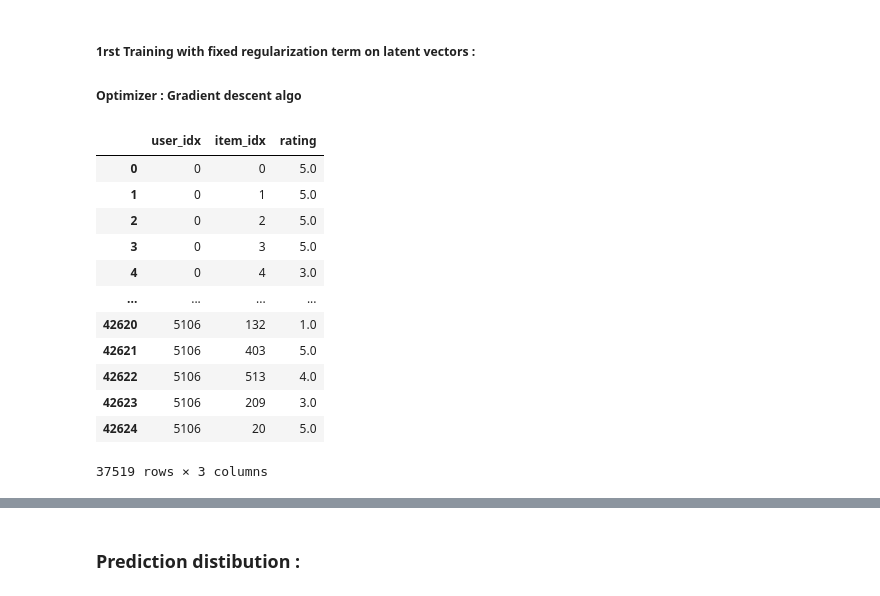
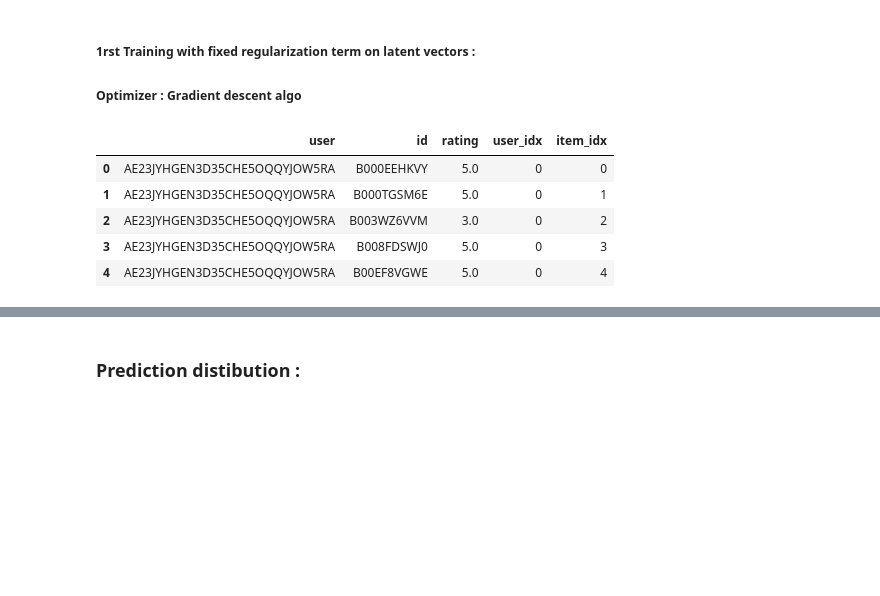
Before and after one commit to arazig/Advanced-ML-project, a Jupyter notebook: Matrix_Factorization.ipynb, the cells around one changed output, grey strips where cells are left out. Drawn from its saved outputs; the diff is of its cells as text; code cells hidden in the pictures; blank space fills up the shorter version.

```diff
--- a/Matrix_Factorization.ipynb
+++ b/Matrix_Factorization.ipynb
@@ -58,7 +61,7 @@ import matplotlib.pyplot as plt
 
 # Example of the 'ratings' DataFrame
 #
-df_recommendation = pd.read_csv("base de donnée_20_20.csv")
+df_recommendation = pd.read_csv("data/base de donnée_20_20.csv")
 ratings = df_recommendation[['user', 'id', 'rating']]
 
 # Create user-item interaction matrix
@@ -113,19 +116,12 @@ $$
 ##### **1rst Training  with fixed regularization term on latent vectors** :
 ##### Optimizer : Gradient descent algo
 # %%
-train_data
+train_data.head(5)
 # %% [output]
-|  | user_idx | item_idx | rating |
-| 0 | 0 | 0 | 5.0 |
-| 1 | 0 | 1 | 5.0 |
-| 2 | 0 | 2 | 5.0 |
-| 3 | 0 | 3 | 5.0 |
-| 4 | 0 | 4 | 3.0 |
-| ... | ... | ... | ... |
-| 42620 | 5106 | 132 | 1.0 |
-| 42621 | 5106 | 403 | 5.0 |
-| 42622 | 5106 | 513 | 4.0 |
-| 42623 | 5106 | 209 | 3.0 |
-| 42624 | 5106 | 20 | 5.0 |
+|  | user | id | rating | user_idx | item_idx |
+| 0 | AE23JYHGEN3D35CHE5OQQYJOW5RA | B000EEHKVY | 5.0 | 0 | 0 |
+| 1 | AE23JYHGEN3D35CHE5OQQYJOW5RA | B000TGSM6E | 5.0 | 0 | 1 |
+| 2 | AE23JYHGEN3D35CHE5OQQYJOW5RA | B003WZ6VVM | 3.0 | 0 | 2 |
+| 3 | AE23JYHGEN3D35CHE5OQQYJOW5RA | B008FDSWJ0 | 5.0 | 0 | 3 |
+| 4 | AE23JYHGEN3D35CHE5OQQYJOW5RA | B00EF8VGWE | 5.0 | 0 | 4 |
-37519 rows × 3 columns
 # %%
```
Also changed, not shown: parts of 19 cells of this notebook, 8 other files.
